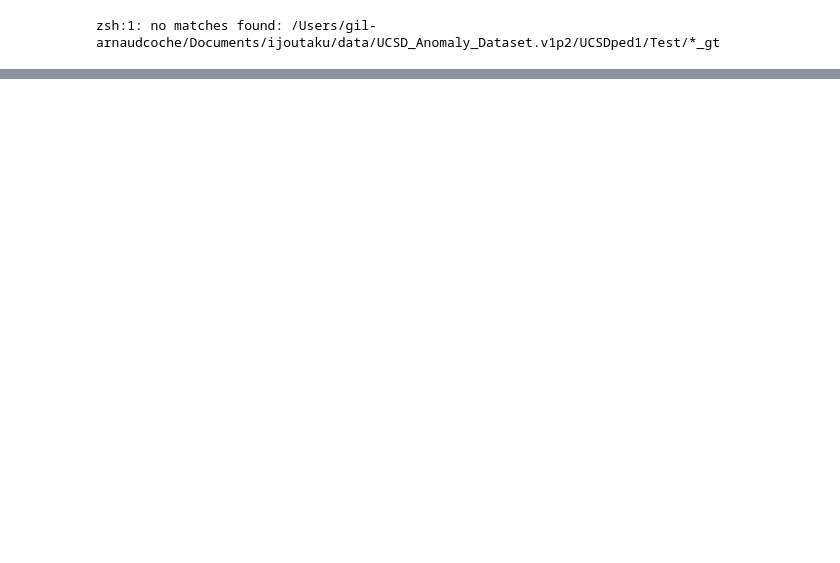
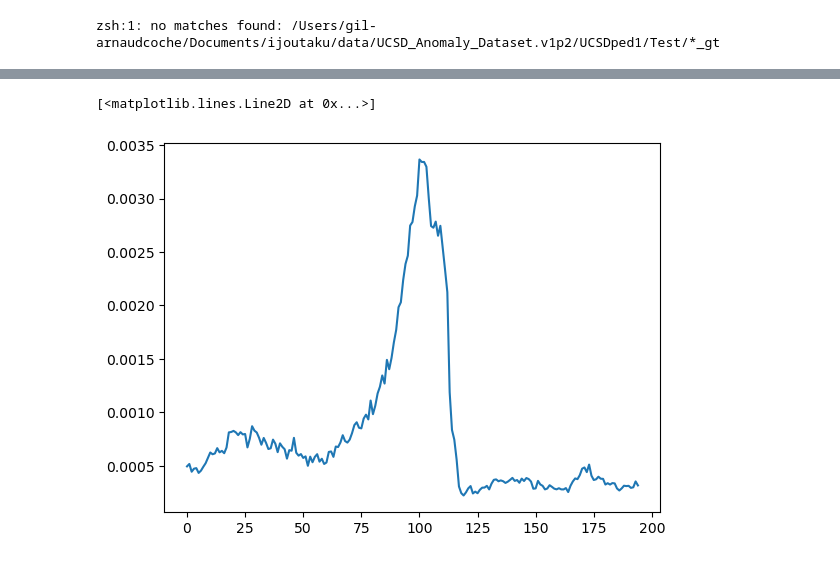
Before and after one commit to Gilt0/ijoutaku, a Jupyter notebook: notebook/model-check.ipynb, the cells around one changed output, grey strips where cells are left out. Cells and saved outputs as stored; diff of their text form; code cells hidden in the pictures; blank space fills up the shorter version.

```diff
--- a/notebook/model-check.ipynb
+++ b/notebook/model-check.ipynb
@@ -61,0 +74,13 @@ plt.imshow(x_predict[1, 20, :, :, 0])
+# %%
+mse_values = np.zeros(195)
+p = 0
+for n in range(1690, 1755):
+    X, y = forward_test_set[n]
+    y_predict = lstm_convolutional_autoencoder_forward(X)
+    for k in range(y.shape[0]):
+        mse_values[p] = mse(y[k, :, :, :], y_predict[k, :, :, :])
+        p += 1
+plt.plot(mse_values)
+# %% [output]
+[<matplotlib.lines.Line2D at 0x...>]
+[figure, added]
```
Also changed, not shown: parts of 9 cells of this notebook.
